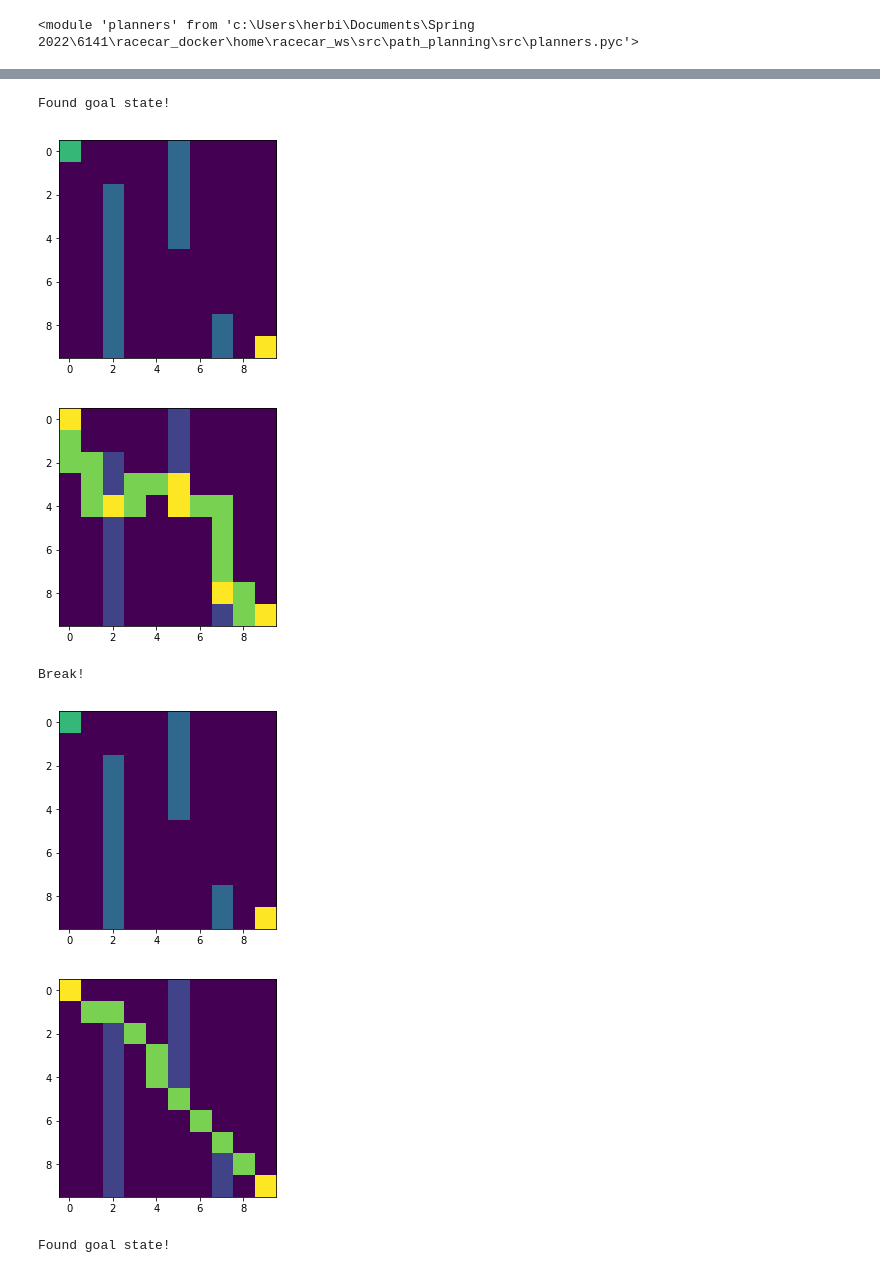
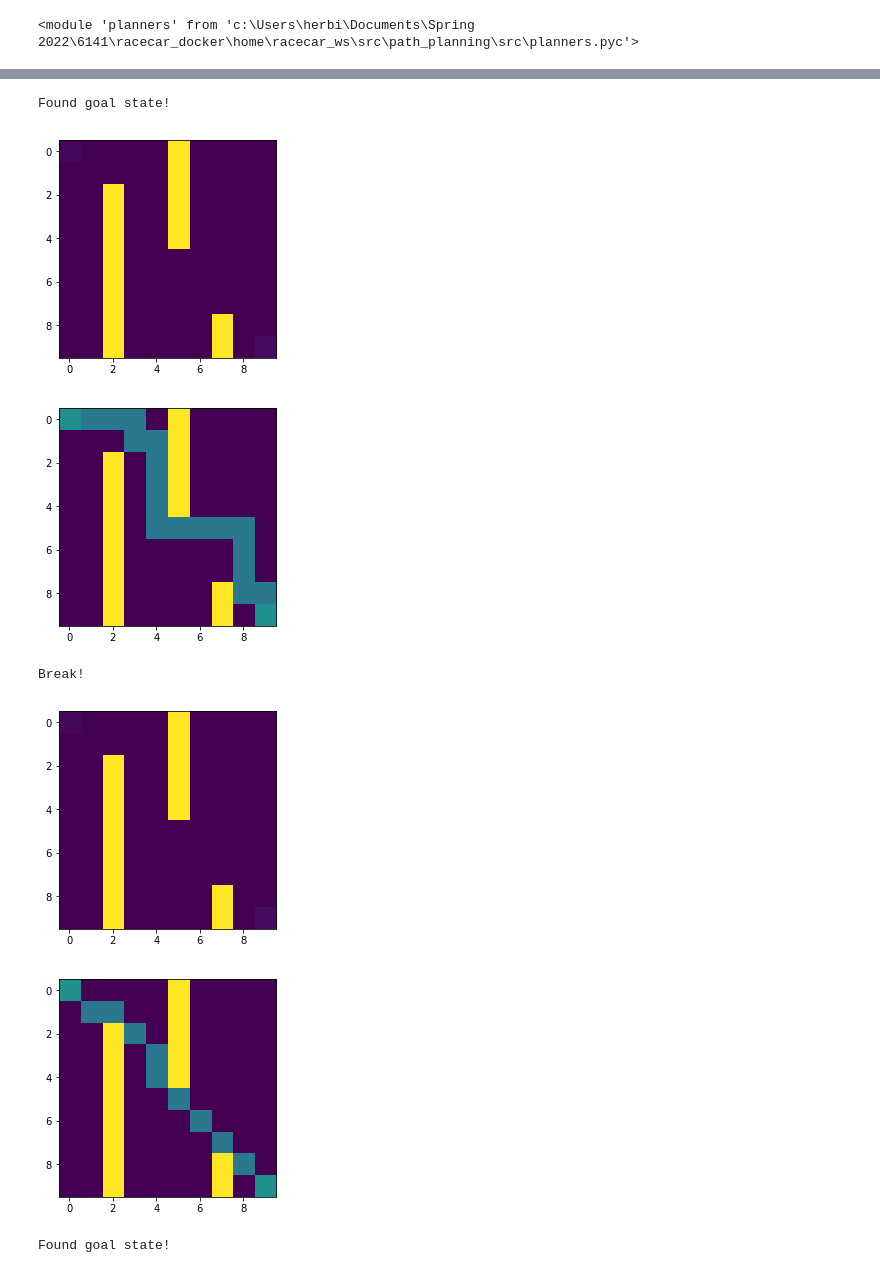
Before and after one commit to rss2022-18/path_planning, a Jupyter notebook: src/path_planning_tests.ipynb, the cells around one changed output, grey strips where cells are left out. Cells and saved outputs as stored; diff of their text form; code cells hidden in the pictures.

```diff
--- a/src/path_planning_tests.ipynb
+++ b/src/path_planning_tests.ipynb
@@ -50,7 +50,21 @@ occupancy_grid_ex_2 = np.reshape(np.array([
     ]).flatten('A'), (25,25))
 # %%
+REDUCTION_FACTOR = 2
+
+def reduce_map(occupancy_grid):
+    """
+    Reduces the resolution of the map by a factor of REDUCTION_FACTOR
+    """
+    new_grid = np.zeros(
+        (occupancy_grid.shape[0]/REDUCTION_FACTOR, occupancy_grid.shape[1]/REDUCTION_FACTOR))
+    for i in range(occupancy_grid.shape[0]/REDUCTION_FACTOR):
+        for j in range(occupancy_grid.shape[1]/REDUCTION_FACTOR):
+            new_grid[i][j] = np.max(occupancy_grid[i*REDUCTION_FACTOR:(
+                i+1)*REDUCTION_FACTOR, j*REDUCTION_FACTOR:(j+1)*REDUCTION_FACTOR])
+    return new_grid
+
 def plan_path(map,planner, start, goal, visualize=True):
-    planner = planner(map,map.shape[0],map.shape[1],1)
+    planner = planner(map,map.shape[0],map.shape[1],1,1)
     path = planner.find_path(start, goal)
     if visualize:
         plt.figure()
@@ -61,9 +75,9 @@ def plan_path(map,planner, start, goal, visualize=True):
         for point in path:
             point = (int(point[1]),int(point[0]))
             if map[point] == 0:
-                map[point] = 4
+                map[point] = 40
             else:
-                map[point] = 5
+                map[point] = 50
         plt.imshow(map)
         plt.show()
     return path
@@ -70,14 +89,14 @@ def plan_path(map,planner, start, goal, visualize=True):
 # %%
 nodes = plan_path(occupancy_grid_ex_1.copy(),planners.RRTPlanner, (0,0), (9,9), visualize=True)
 nodes = plan_path(occupancy_grid_ex_1.copy(),planners.AStarPlanner, (0,0), (9,9), visualize=True)
 nodes = plan_path(occupancy_grid_ex_2.copy(),planners.RRTPlanner, (0,0), (22,22), visualize=True)
 # plt.scatter([node.x for node in nodes],[node.y for node in nodes])
-plan_path(occupancy_grid_ex_2.copy(),planners.RRTPlanner, (0,0), (22,22))
+plan_path(occupancy_grid_ex_2.copy(),planners.AStarPlanner, (0,0), (22, 22), visualize=True)
 # %% [output]
 Found goal state!
-[figure, old version]
+[figure, new version]
-[figure, old version]
+[figure, new version]
 Break!
-[figure, old version]
+[figure, new version]
-[figure, old version]
+[figure, new version]
 Found goal state!
```
Also changed, not shown: parts of 7 cells of this notebook, 4 other files.
